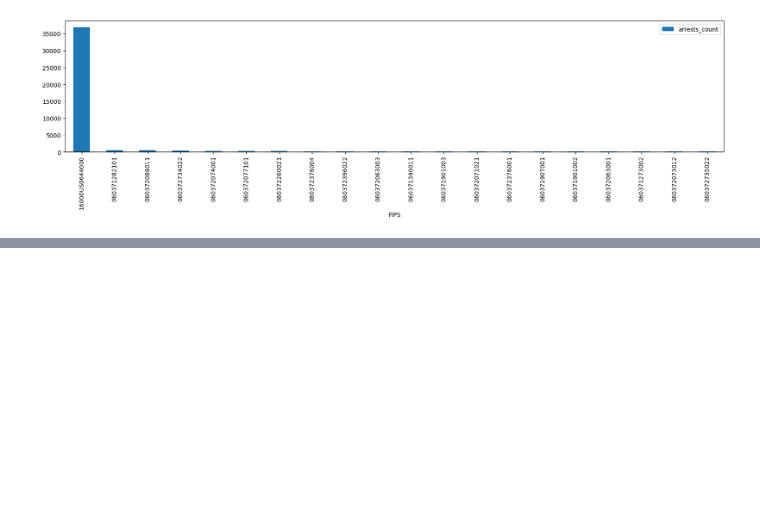
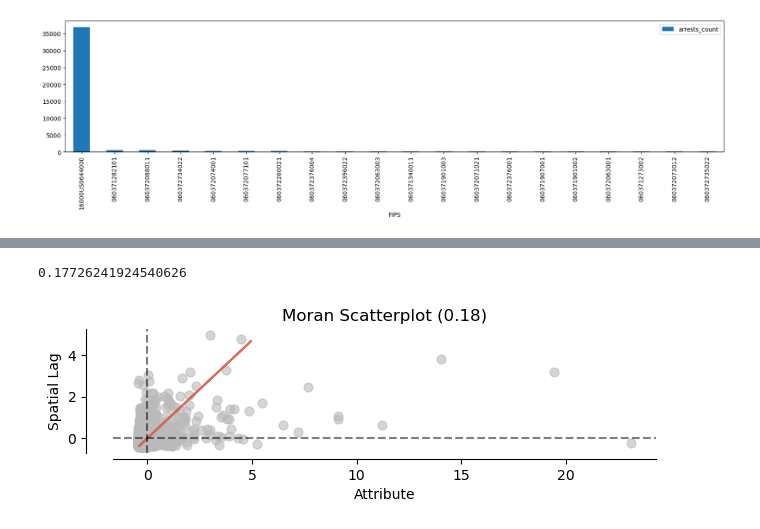
Before and after one commit to babakbadakhshan/Los-Angeles-arrest, a Jupyter notebook: SpatialAutocorrelation.ipynb, the cells around one changed output, grey strips where cells are left out. Drawn from its saved outputs; the diff is of its cells as text; code cells hidden in the pictures; blank space fills up the shorter version.

Commit message:
results for Moran's I

```diff
--- a/SpatialAutocorrelation.ipynb
+++ b/SpatialAutocorrelation.ipynb
@@ -210,4 +196,4 @@ gdf.head()
 # %%
-gdf['arrests_per_1000'] = gdf['arrests_counts']/gdf['TotalPop']*100
+gdf['arrests_per_1000'] = gdf['arrests_count']/gdf['TotalPop']*1000
 gdf['arrests_per_1000'].max()
 # %% [output]
@@ -229,0 +210,6 @@ Text(0.5, 1.0, '2020 July to January 2021 arrests per 1000 people')
+# %%
+wq = lps.weights.KNN.from_dataframe(gdf, k=8)
+wq.transform = 'r'
+# %%
+gdf['arrests_per_1000_lag'] = lps.weights.lag_spatial(wq, gdf['arrests_per_1000'])
+gdf.head()
@@ -229,0 +239,11 @@ Text(0.5, 1.0, '2020 July to January 2021 arrests per 1000 people')
+# %%
+y = gdf.arrests_per_1000
+moran = Moran(y, wq)
+moran.I
+# %% [output]
+0.17726241924540626
+# %%
+fig, ax = moran_scatterplot(moran, aspect_equal=True)
+plt.show()
+# %% [output]
+[figure, added]
```
Also changed, not shown: parts of 11 cells of this notebook.
